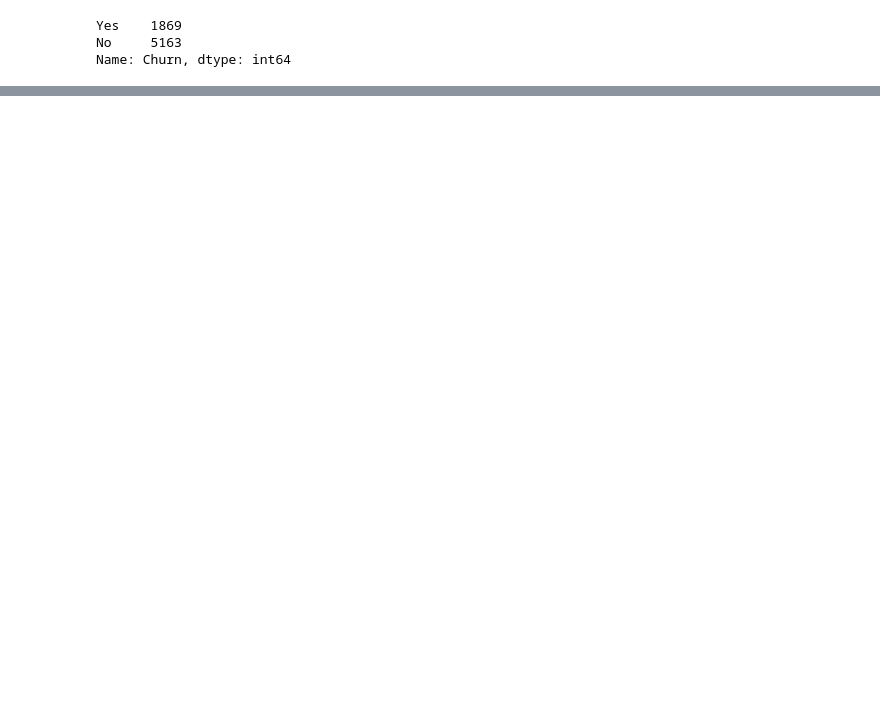
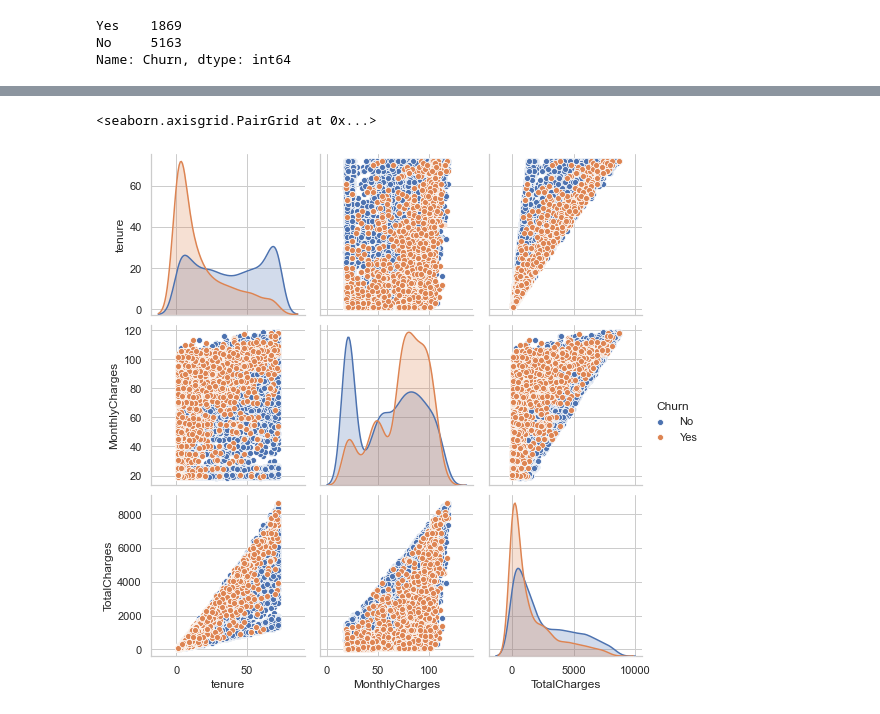
Before and after one commit to ShauliTaragin/ML-Sem1-Assignment, a Jupyter notebook: Classification task.ipynb, the cells around one changed output, grey strips where cells are left out. Cells and saved outputs as stored; diff of their text form; code cells hidden in the pictures; blank space fills up the shorter version.

```diff
--- a/Classification task.ipynb
+++ b/Classification task.ipynb
@@ -164,0 +169,8 @@ plt.show()
+# %%
+#I want to investigate deeper the 3 columns , with numercial data ,that i understand that have a connection between them and churn.
+sns.pairplot(df1,vars = ['tenure','MonthlyCharges','TotalCharges' ], hue="Churn") # hue  = name of variable in data , vars = list of variable names
+
+#as i suspected we can see that People having lower tenure and higher monthly charges are tend to churn more.
+# %% [output]
+<seaborn.axisgrid.PairGrid at 0x...>
+[figure, added]
```
Also changed, not shown: parts of 5 cells of this notebook.
